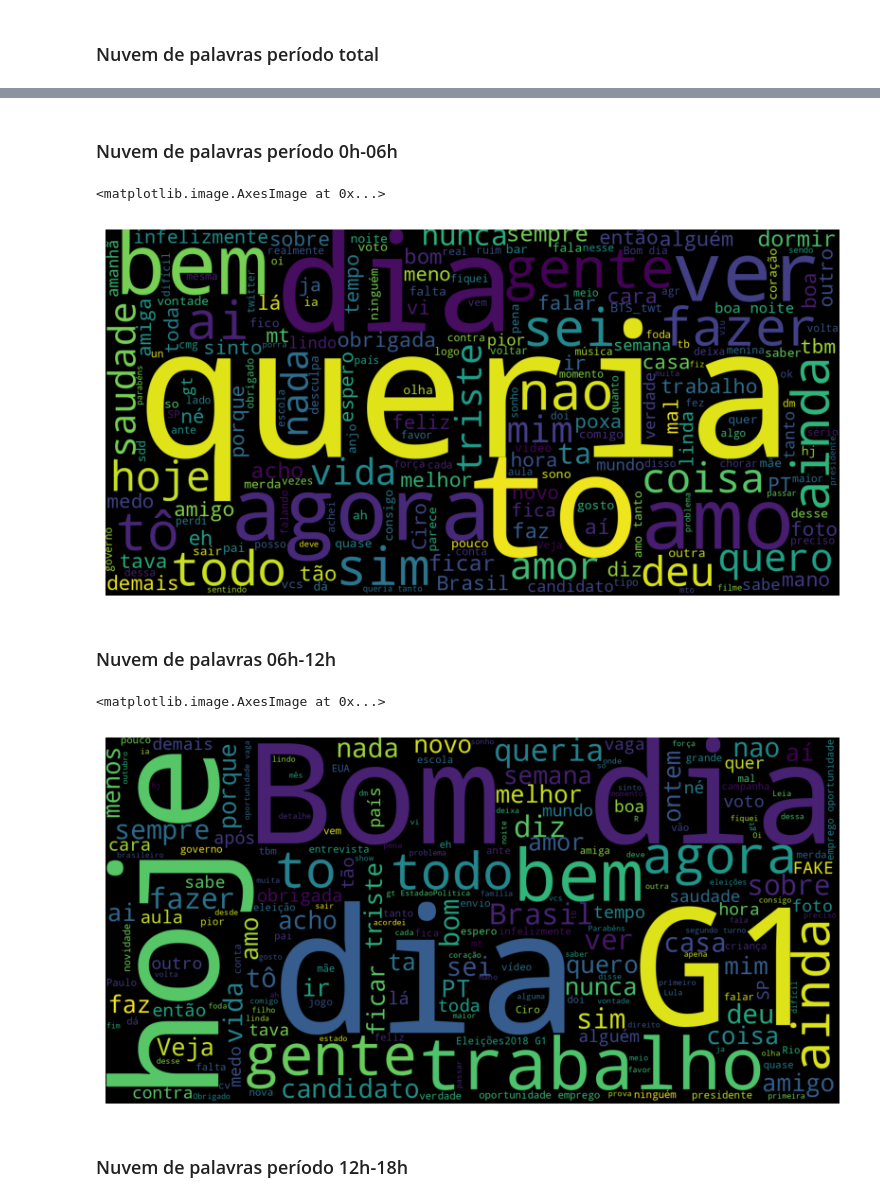
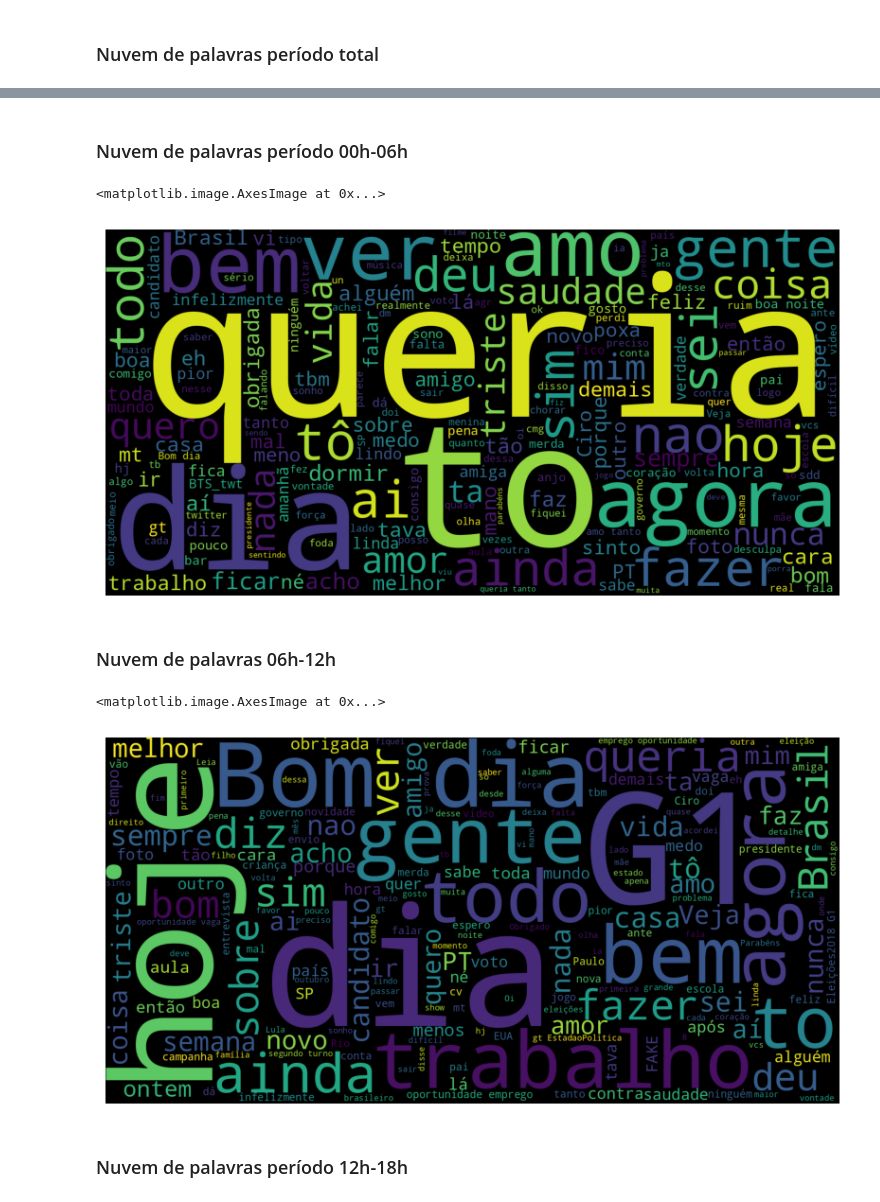
Before and after one commit to atlantico-academy/twitter-sentiment-analysis, a Jupyter notebook: notebooks/01-exploratory_data_analysis.ipynb, the cells around one changed output, grey strips where cells are left out. Cells and saved outputs as stored; diff of their text form; code cells hidden in the pictures.

```diff
--- a/notebooks/01-exploratory_data_analysis.ipynb
+++ b/notebooks/01-exploratory_data_analysis.ipynb
@@ -98,8 +91,8 @@ db['date'] = db.date.dt.tz_convert('Brazil/East')
 db['period'] = db['date'].dt.hour % 24
 
 # dicionário com horários
-db['period'].replace({0: '0h-06h',   1: '0h-06h',   2: '0h-06h',   3: '0h-06h',   4: '0h-06h',   5: '0h-06h',
-                      6: '06h-12h',  7: '06h-12h',  8: '06h-12h',  9: '06h-12h', 10: '06h-12h', 11: '06h-12h',
+db['period'].replace({0: '00h-06h', 1: '00h-06h', 2: '00h-06h', 3: '00h-06h', 4: '00h-06h', 5: '00h-06h',
+                      6: '06h-12h', 7: '06h-12h', 8: '06h-12h', 9: '06h-12h', 10: '06h-12h', 11: '06h-12h',
                      12: '12h-18h', 13: '12h-18h', 14: '12h-18h', 15: '12h-18h', 16: '12h-18h', 17: '12h-18h',
                      18: '18h-24h', 19: '18h-24h', 20: '18h-24h', 21: '18h-24h', 22: '18h-24h', 23: '18h-24h'}, inplace=True)
 
@@ -154,0 +153,9 @@ Observa-se que durante a madrugada a maioria dos tweets tendem a ser negativos.
+# %%
+# Configuração inicial
+nltk.download('stopwords')
+STOPWORDS = nltk.corpus.stopwords.words('portuguese')
+
+
+# Lista de stopword
+stopwords = set(STOPWORDS)
+stopwords.update(["Bolsonaro", "Haddad", "a","b","c","d","fato","ela","estou","nem","tudo","p","pq","quando","dele","RT","por","de","dar","pois","em", "ah",'um','da','ser','aqui','vou','dos','ter','não','ao','sou','seu','à','n','se','esse','uma','mais','ele','fazendo','você','pode','essa','é','mas','segue','pra','isso','vez','para','muito','pelo','pela','são', 'na','vamos', "https",'t',"co",'c','New','eu','seis','retweets','ano','pessoa','likes','vai','que','ou','anos','7dias','tirou','tem','q','0','O','e','os','assim','só','mesmo','tá','pro','votar','pessoas','vc'])
@@ -159,10 +174,6 @@ tweet_text = db.tweet_text
 
 # Concatena as palavras
 tweets = " ".join(s for s in tweet_text)
-
-# Lista de stopword
-stopwords = set(STOPWORDS)
-stopwords.update(["Bolsonaro", "Haddad", "a","b","c","d","fato","ela","estou","nem","tudo","p","pq","quando","dele","RT","por","de",'dar','pois','em','um','da','ser','aqui','vou','dos','ter','não','ao','sou','seu','à','n','se','esse','uma','mais','ele','fazendo','você','pode','essa','é','mas','segue','pra','isso','vez','para','muito','pelo','pela','são', 'na','vamos','https','t','co','c','New','eu','seis','retweets','ano','pessoa','likes','vai','que','ou','anos','7dias','tirou','tem','q','0','O','e','os','assim','só','mesmo','tá','pro','votar','pessoas','vc'])
 
 # importando imagem
 imagem = cv2.imread("../data/external/Twitter-Logo.png")
@@ -189,28 +200,24 @@ plt.show() # mostra a word cloud
 # %% [markdown]
-### Nuvem de palavras período 0h-06h
+### Nuvem de palavras período 00h-06h
 # %%
-tweet_text = db[db['period']=='0h-06h'].tweet_text
+tweet_text = db[db['period']=='00h-06h'].tweet_text
 
 # Concatena as palavras
 tweets = " ".join(s for s in tweet_text)
-
-# Lista de stopword
-stopwords = set(STOPWORDS)
-stopwords.update(["Bolsonaro", "Haddad", "a","b","c","d","fato","ela","estou","nem","tudo","p","pq","quando","dele","RT","por","de",'dar','pois','em','um','da','ser','aqui','vou','dos','ter','não','ao','sou','seu','à','n','se','esse','uma','mais','ele','fazendo','você','pode','essa','é','mas','segue','pra','isso','vez','para','muito','pelo','pela','são', 'na','vamos','https','t','co','c','New','eu','seis','retweets','ano','pessoa','likes','vai','que','ou','anos','7dias','tirou','tem','q','0','O','e','os','assim','só','mesmo','tá','pro','votar','pessoas','vc'])
 
 # Gera uma wordcloud
 wordcloud_md = WordCloud(stopwords=stopwords,
                       background_color="black",
                       width=1600, height=800).generate(tweets)
 
 # Mostra a imagem final
 fig, ax = plt.subplots(figsize=(10,6))
 ax.imshow(wordcloud_md, interpolation='bilinear')
 ax.set_axis_off()
 plt.imshow(wordcloud_md)
 # %% [output]
 <matplotlib.image.AxesImage at 0x...>
-[figure, old version]
+[figure, new version]
 # %% [markdown]
 ### Nuvem de palavras 06h-12h
 # %%
@@ -218,10 +225,6 @@ tweet_text = db[db['period']=='06h-12h'].tweet_text
 
 # Concatena as palavras
 tweets = " ".join(s for s in tweet_text)
-
-# Lista de stopword
-stopwords = set(STOPWORDS)
-stopwords.update(["Bolsonaro", "Haddad", "a","b","c","d","fato","ela","estou","nem","tudo","p","pq","quando","dele","RT","por","de",'dar','pois','em','um','da','ser','aqui','vou','dos','ter','não','ao','sou','seu','à','n','se','esse','uma','mais','ele','fazendo','você','pode','essa','é','mas','segue','pra','isso','vez','para','muito','pelo','pela','são', 'na','vamos','https','t','co','c','New','eu','seis','retweets','ano','pessoa','likes','vai','que','ou','anos','7dias','tirou','tem','q','0','O','e','os','assim','só','mesmo','tá','pro','votar','pessoas','vc'])
 
 # Gera uma wordcloud
 wordcloud_mn = WordCloud(stopwords=stopwords,
@@ -235,7 +238,7 @@ ax.set_axis_off()
 plt.imshow(wordcloud_mn)
 # %% [output]
 <matplotlib.image.AxesImage at 0x...>
-[figure, old version]
+[figure, new version]
 # %% [markdown]
 ### Nuvem de palavras período 12h-18h
 # %%
```
Also changed, not shown: parts of 29 cells of this notebook.
